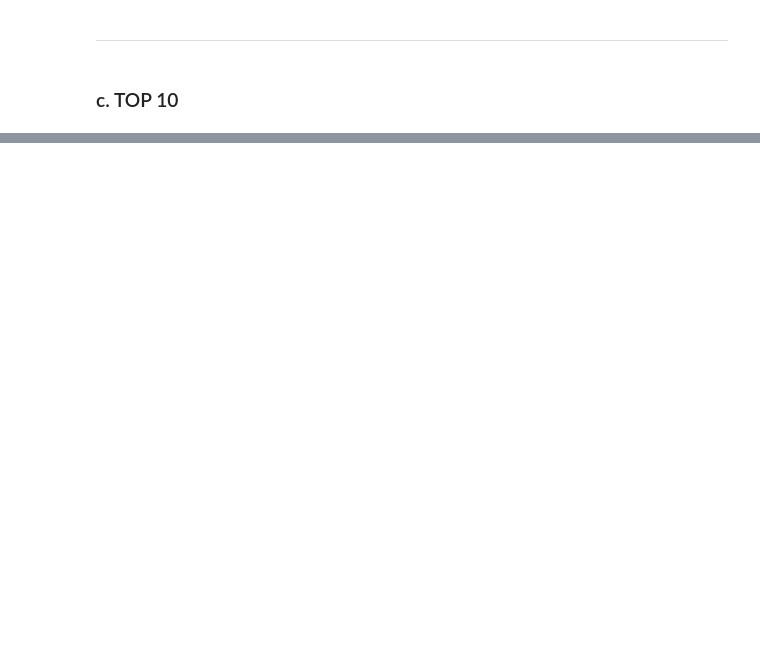
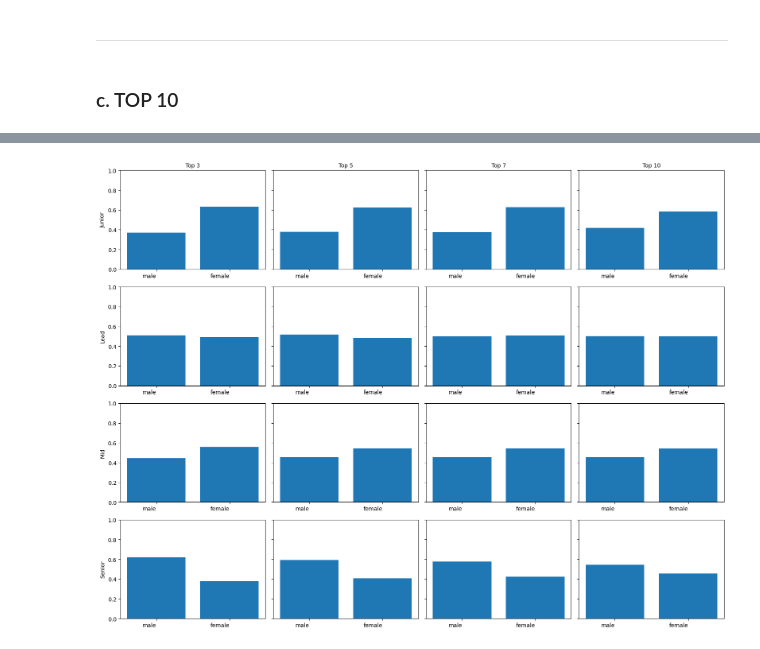
Before and after one commit to iug-htw/jobMatchingTest, a Jupyter notebook: 4b_top_k_analysis_jb_v3.ipynb, the cells around one changed output, grey strips where cells are left out. Cells and saved outputs as stored; diff of their text form; code cells hidden in the pictures; blank space fills up the shorter version.

```diff
--- a/4b_top_k_analysis_jb_v3.ipynb
+++ b/4b_top_k_analysis_jb_v3.ipynb
@@ -407,0 +404,3 @@ plt.show()
+# %%
+path = os.path.join(OUT_DIR, 'top10_all_jobs_jb_v3.csv')
+top10_all_jobs = pd.read_csv(path)
@@ -407,0 +430,13 @@ plt.show()
+# %%
+cutoffs = [3, 5, 7, 10]
+
+results = {}
+
+for k in cutoffs:
+    g_counts, g_props, e_counts, e_props = get_top_k_by_level(top10_all_jobs, k)
+    results[k] = {
+        "gender_counts": g_counts,
+        "gender_props": g_props,
+        "eth_counts": e_counts,
+        "eth_props": e_props
+    }
@@ -407,0 +526,76 @@ plt.show()
+# %%
+import warnings
+warnings.filterwarnings("ignore")
+
+# Rebuild combined df safely
+rows = []
+for k, d in results.items():
+    df_k = d["gender_props"].copy()
+    df_k["cutoff"] = k
+    rows.append(df_k)
+
+gender_props_all = pd.concat(rows, ignore_index=True)
+
+# Normalize job_level to lowercase for grouping
+gender_props_all["job_level"] = gender_props_all["job_level"].str.lower()
+
+job_level_order = sorted(gender_props_all["job_level"].unique())
+cutoff_order = sorted(gender_props_all["cutoff"].unique())
+
+n_levels = len(job_level_order)
+n_cutoffs = len(cutoff_order)
+
+fig, axes = plt.subplots(
+    nrows=n_levels,
+    ncols=n_cutoffs,
+    figsize=(4 * n_cutoffs, 3 * n_levels),
+    sharey=True,
+)
+
+# If there is only one row or one column, axes won't be 2D; normalize that
+if n_levels == 1 and n_cutoffs == 1:
+    axes = [[axes]]
+elif n_levels == 1:
+    axes = [axes]
+elif n_cutoffs == 1:
+    axes = [[ax] for ax in axes]
+
+gender_order = ["male", "female"]  # or whatever order you want
+
+for i, level in enumerate(job_level_order):
+    for j, k in enumerate(cutoff_order):
+        ax = axes[i][j]
+
+        df_plot = gender_props_all[
+            (gender_props_all["job_level"] == level)
+            & (gender_props_all["cutoff"] == k)
+        ]
+
+        # If no data for this combo, turn axis off
+        if df_plot.empty:
+            ax.set_axis_off()
+            continue
+
+        # Enforce consistent order of bars
+        df_plot = df_plot.set_index("gender")
+
+        # Keep only genders that actually appear in this subset
+        valid_order = [g for g in gender_order if g in df_plot.index]
+
+        df_plot = df_plot.loc[valid_order].reset_index()
+
+        ax.bar(df_plot["gender"], df_plot["proportion"])
+        ax.set_ylim(0, 1)
+
+        if i == 0:
+            ax.set_title(f"Top {k}", fontsize=10)
+
+        if j == 0:
+            ax.set_ylabel(level.capitalize())
+
+        ax.set_xticklabels(df_plot["gender"], ha="right")
+
+plt.tight_layout()
+plt.show()
+# %% [output]
+[figure, added]
```
Also changed, not shown: parts of 22 cells of this notebook, 20 other files.
